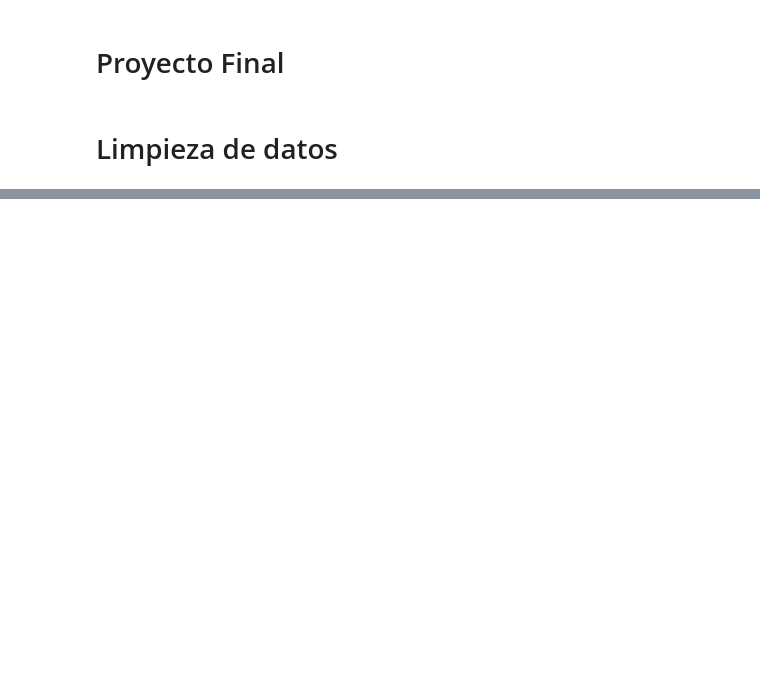
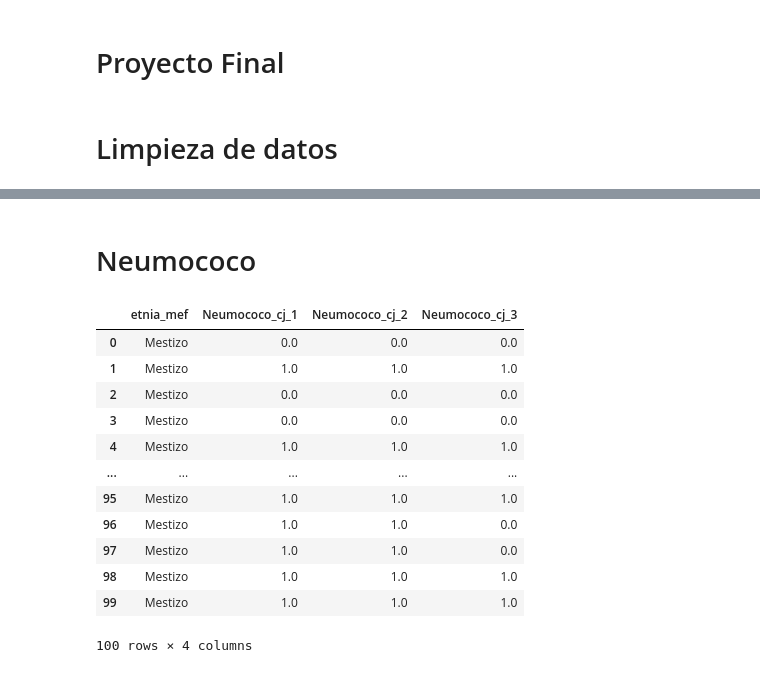
Before and after one commit to JhoanaAucancela/Analisis, a Jupyter notebook: Proyecto.ipynb, the cells around one changed output, grey strips where cells are left out. Saved outputs shown, nothing was run; the diff lists cells and outputs as text; code cells hidden in the pictures; blank space fills up the shorter version.

```diff
--- a/Proyecto.ipynb
+++ b/Proyecto.ipynb
@@ -9,4 +17,4 @@ import seaborn as sns
 # %%
 df = pd.read_csv('6_BDD_ENS2018_f2_salud_ninez.csv', delimiter = ',')
 df = pd.DataFrame(df)
-df = df.head(110)
+df = df.head(100)
@@ -38,6 +27,9 @@ df = df.drop(['area', 'prov', 'upm', 'id_viv', 'id_hogar', 'id_hijo','id_hijo_or
               'f2_s4b_412b_','f2_s4b_413_', 'f2_s4b_414_', 'f2_s4b_415_', 'f2_s4b_416_','f2_s4b_417_', 'f2_s4b_418_',
               'f2_s4b_422_','f2_s4c_423a_', 'f2_s4d_427_','f2_s4d_430_','f2_s4d_431_', 'f2_s4d_432_', 'f2_s4d_433a_',
               'f2_s4d_433b_','f2_s4d_434a_', 'f2_s4d_434b_', 'f2_s4d_435a_', 'f2_s4d_435b_','f2_s4d_436a_', 'f2_s4d_436b_',
+              'f2_s4d_437a_', 'f2_s4d_437b_', 'f2_s4b_406_', 'f2_s4b_407a_','f2_s4b_408_', 'f2_s4b_419a_', 'f2_s4b_419b_',
+              'f2_s4b_419c_','f2_s4b_419d_', 'f2_s4b_419f_', 'f2_s4b_419g_', 'f2_s4b_420_', 'f2_s4b_421_', 'f2_s4c_424a_',
+              'f2_s4c_425_',
               'f2_s4d_438_', 'f2_s4d_439_','f2_s4e_441a_','f2_s4e_441b_', 'f2_s4e_442a_', 'f2_s4e_441c_', 'f2_s4e_443_',
               'f2_s4e_444_', 'f2_s4f_446_', 'f2_s4f_447_', 'f2_s4f_449dias_', 'f2_s4f_449semanas_','f2_s4i_484a_',
               'f2_s4f_450_', 'f2_s4f_451a_1','f2_s4f_451b_1', 'f2_s4f_451c_1', 'f2_s4f_451num_1', 'f2_s4f_451a1_1',
@@ -79,4 +71,4 @@ df = df.drop(['area', 'prov', 'upm', 'id_viv', 'id_hogar', 'id_hijo','id_hijo_or
               'f2_s4j_48715aanio_','f2_s4j_48715b1_', 'f2_s4j_487a1a_', 'f2_s4j_487a2a_','f2_s4j_487a3a_', 'f2_s4j_487a4a_',
               'f2_s4j_487a5a_','f2_s4j_487a6a_', 'f2_s4j_487a7a_', 'f2_s4j_487a8a_','f2_s4j_487a9a_', 'f2_s4j_487a10a_', 'f2_s4j_487a11a_',
               'f2_s4j_487a12a_', 'f2_s4j_487a13a_', 'f2_s4j_487a14a_','f2_s4j_487a15a_', 'fecha_anio', 'fecha_mes', 'fecha_dia',
-              'region_mef'], axis=1)
+              'region_mef','f2_s4b_419e_','f2_s4f_456_'], axis=1)
@@ -146,0 +146,2 @@ df.shape
+# %%
+df['dcronica'] = df['dcronica'].fillna(0)
@@ -200,0 +181,2 @@ df
+# %%
+df = df.drop(['Inscripcion_Registro_Civil','Asesoria_lactancia','Asesoria_lactancia','Metodos_anticonceptivos_despues_embarazo','Peso','Nacimiento','id_per','persona','estrato','fexp','gedad_meses','sexo','Control_despues_parto'],axis=1)
@@ -200,0 +434,20 @@ df
+# %% [markdown]
+# Neumococo
+# %%
+df_Neumococo =  pd.concat([df['etnia_mef'],df['Neumococo_cj_1'], df['Neumococo_cj_2'], df['Neumococo_cj_3']], axis=1)
+
+df_Neumococo
+# %% [output]
+|  | etnia_mef | Neumococo_cj_1 | Neumococo_cj_2 | Neumococo_cj_3 |
+| 0 | Mestizo | 0.0 | 0.0 | 0.0 |
+| 1 | Mestizo | 1.0 | 1.0 | 1.0 |
+| 2 | Mestizo | 0.0 | 0.0 | 0.0 |
+| 3 | Mestizo | 0.0 | 0.0 | 0.0 |
+| 4 | Mestizo | 1.0 | 1.0 | 1.0 |
+| ... | ... | ... | ... | ... |
+| 95 | Mestizo | 1.0 | 1.0 | 1.0 |
+| 96 | Mestizo | 1.0 | 1.0 | 0.0 |
+| 97 | Mestizo | 1.0 | 1.0 | 0.0 |
+| 98 | Mestizo | 1.0 | 1.0 | 1.0 |
+| 99 | Mestizo | 1.0 | 1.0 | 1.0 |
+100 rows × 4 columns
```
Also changed, not shown: parts of 79 cells of this notebook, 2 other files.
